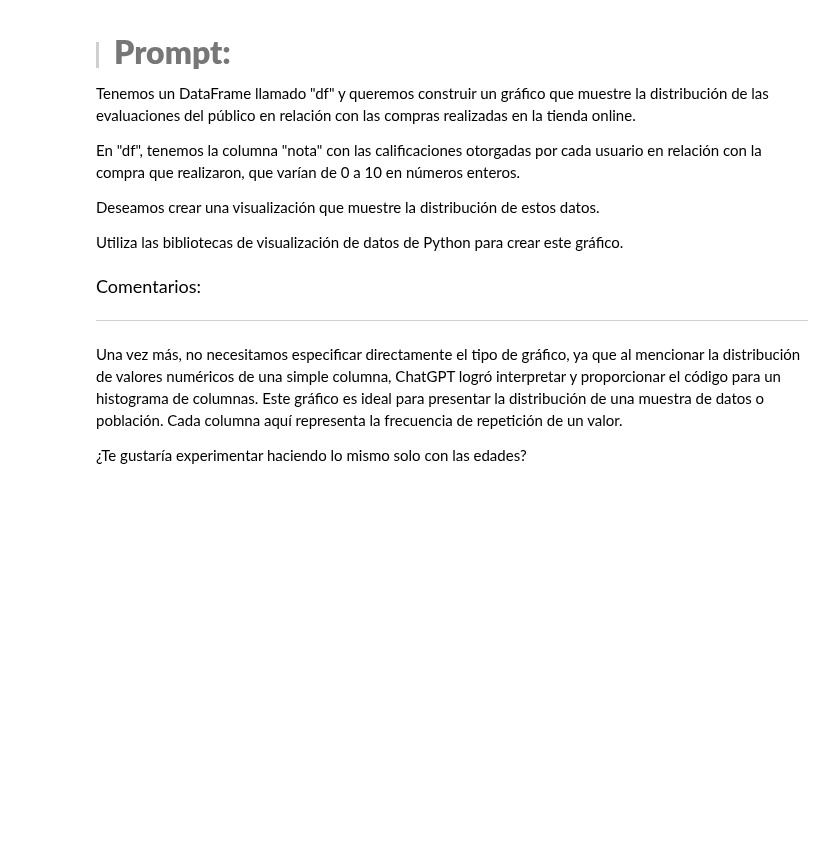
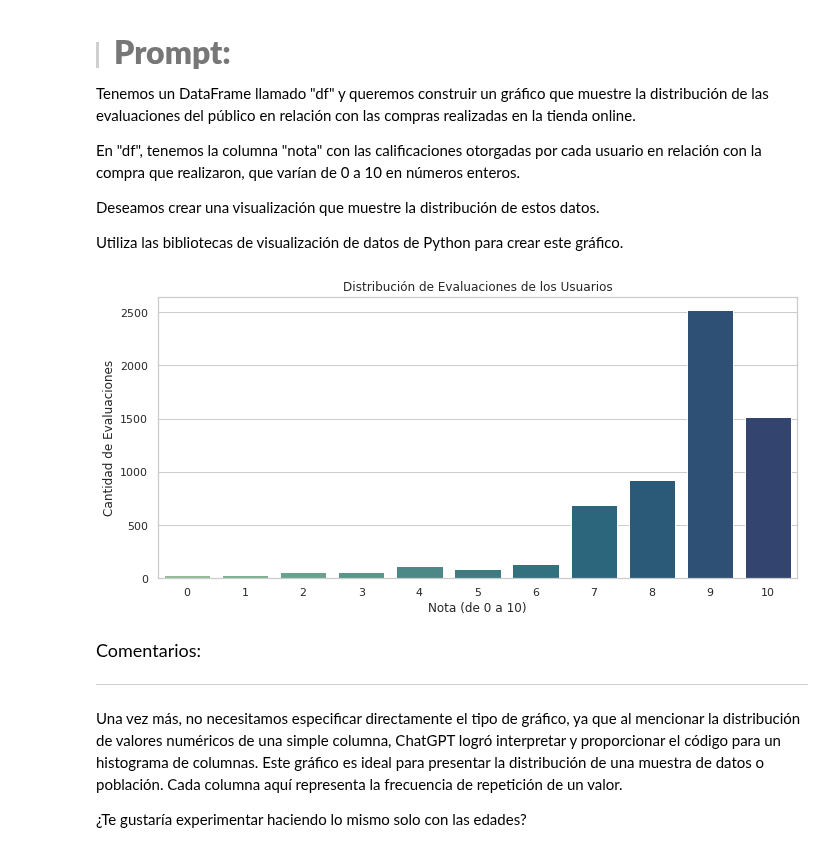
Before and after one commit to jbernalg/ALURA_Data_Science, a Jupyter notebook: ETL/ChatGPT/IA_aplicada_a_ciencia_de_datos.ipynb, the cells around one changed output. Saved outputs shown, nothing was run; the diff lists cells and outputs as text; code cells hidden in the pictures; blank space fills up the shorter version.

```diff
--- a/ETL/ChatGPT/IA_aplicada_a_ciencia_de_datos.ipynb
+++ b/ETL/ChatGPT/IA_aplicada_a_ciencia_de_datos.ipynb
@@ -962,6 +962,26 @@ En "df", tenemos la columna "nota" con las calificaciones otorgadas por cada usu
 Deseamos crear una visualización que muestre la distribución de estos datos.
 
 Utiliza las bibliotecas de visualización de datos de Python para crear este gráfico.
+# %%
+import seaborn as sns
+import matplotlib.pyplot as plt
+
+# Estilo visual
+sns.set(style="whitegrid")
+
+# Crear gráfico de distribución
+plt.figure(figsize=(10, 5))
+sns.countplot(data=df, x='nota', palette='crest', order=sorted(df['nota'].unique()))
+
+# Títulos y etiquetas
+plt.title('Distribución de Evaluaciones de los Usuarios')
+plt.xlabel('Nota (de 0 a 10)')
+plt.ylabel('Cantidad de Evaluaciones')
+plt.xticks(rotation=0)
+plt.tight_layout()
+plt.show()
+# %% [output]
+[figure, added]
 # %% [markdown]
 <font color="7b71ff" size=4> Comentarios: </font>
 
```
